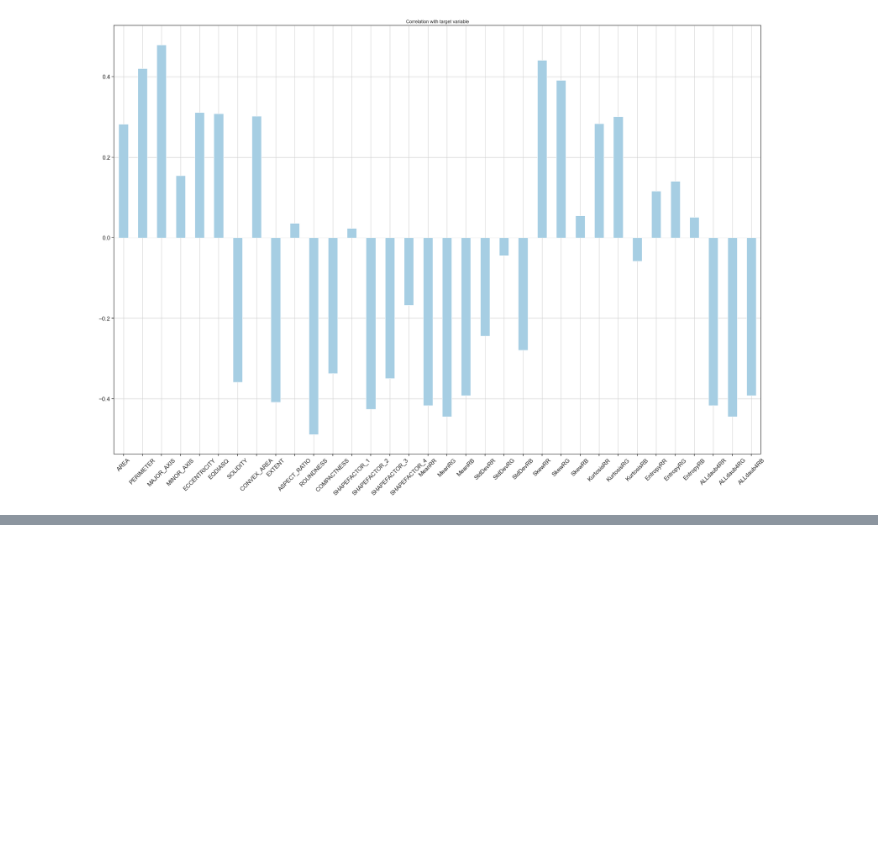
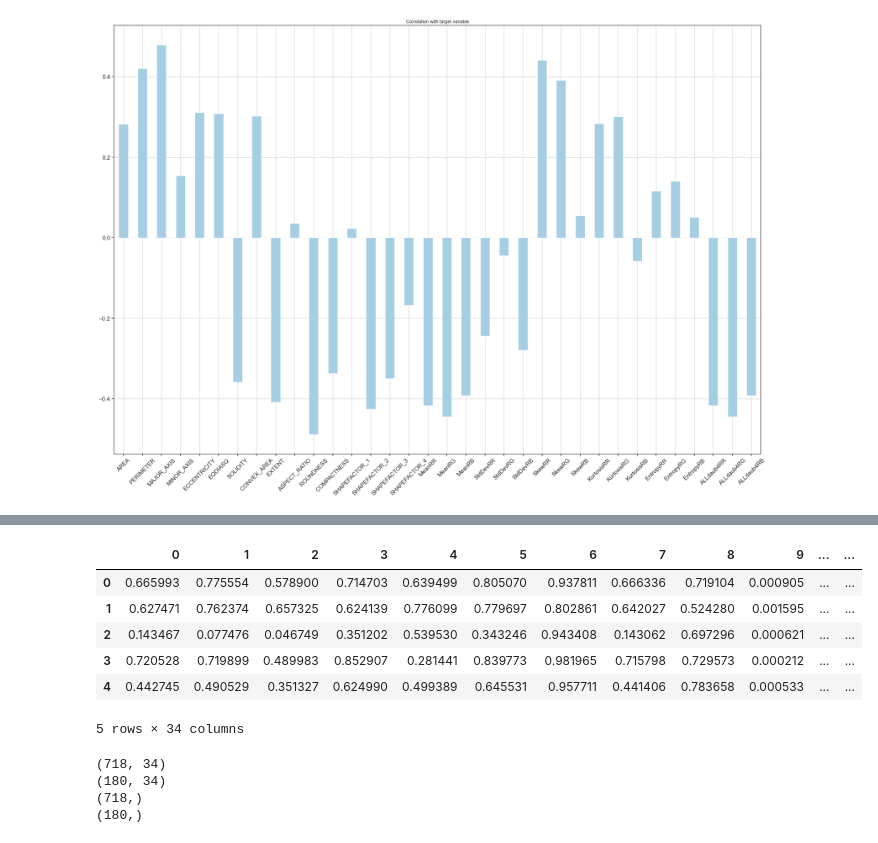
Before and after one commit to mynamescheff/fruit-models, a Jupyter notebook: fruit2.ipynb, the cells around one changed output, grey strips where cells are left out. Drawn from its saved outputs; the diff is of its cells as text; code cells hidden in the pictures; blank space fills up the shorter version.

```diff
--- a/fruit2.ipynb
+++ b/fruit2.ipynb
@@ -121,0 +134,34 @@ df.corrwith(target).plot.bar(figsize=(30,20),title="Correlation with target vari
+# %%
+#data preprocessing
+X = df.drop(['Class'], axis=1)
+y = df['Class']
+#split data into train and test sets
+X_train, X_test, y_train, y_test = train_test_split(X, y, test_size=0.2, random_state=42)
+#scale features
+scaler = MinMaxScaler()
+X_train = scaler.fit_transform(X_train)
+X_test = scaler.transform(X_test)
+#convert to dataframe
+X_train = pd.DataFrame(X_train)
+X_test = pd.DataFrame(X_test)
+#show train data
+X_train.head()
+# %% [output]
+|  | 0 | 1 | 2 | 3 | 4 | 5 | 6 | 7 | 8 | 9 | ... | ... |
+| 0 | 0.665993 | 0.775554 | 0.578900 | 0.714703 | 0.639499 | 0.805070 | 0.937811 | 0.666336 | 0.719104 | 0.000905 | ... | ... |
+| 1 | 0.627471 | 0.762374 | 0.657325 | 0.624139 | 0.776099 | 0.779697 | 0.802861 | 0.642027 | 0.524280 | 0.001595 | ... | ... |
+| 2 | 0.143467 | 0.077476 | 0.046749 | 0.351202 | 0.539530 | 0.343246 | 0.943408 | 0.143062 | 0.697296 | 0.000621 | ... | ... |
+| 3 | 0.720528 | 0.719899 | 0.489983 | 0.852907 | 0.281441 | 0.839773 | 0.981965 | 0.715798 | 0.729573 | 0.000212 | ... | ... |
+| 4 | 0.442745 | 0.490529 | 0.351327 | 0.624990 | 0.499389 | 0.645531 | 0.957711 | 0.441406 | 0.783658 | 0.000533 | ... | ... |
+5 rows × 34 columns
+# %%
+#show shape of test and train data
+print(X_train.shape)
+print(X_test.shape)
+print(y_train.shape)
+print(y_test.shape)
+# %% [output]
+(718, 34)
+(180, 34)
+(718,)
+(180,)
```
Also changed, not shown: parts of 11 cells of this notebook.
